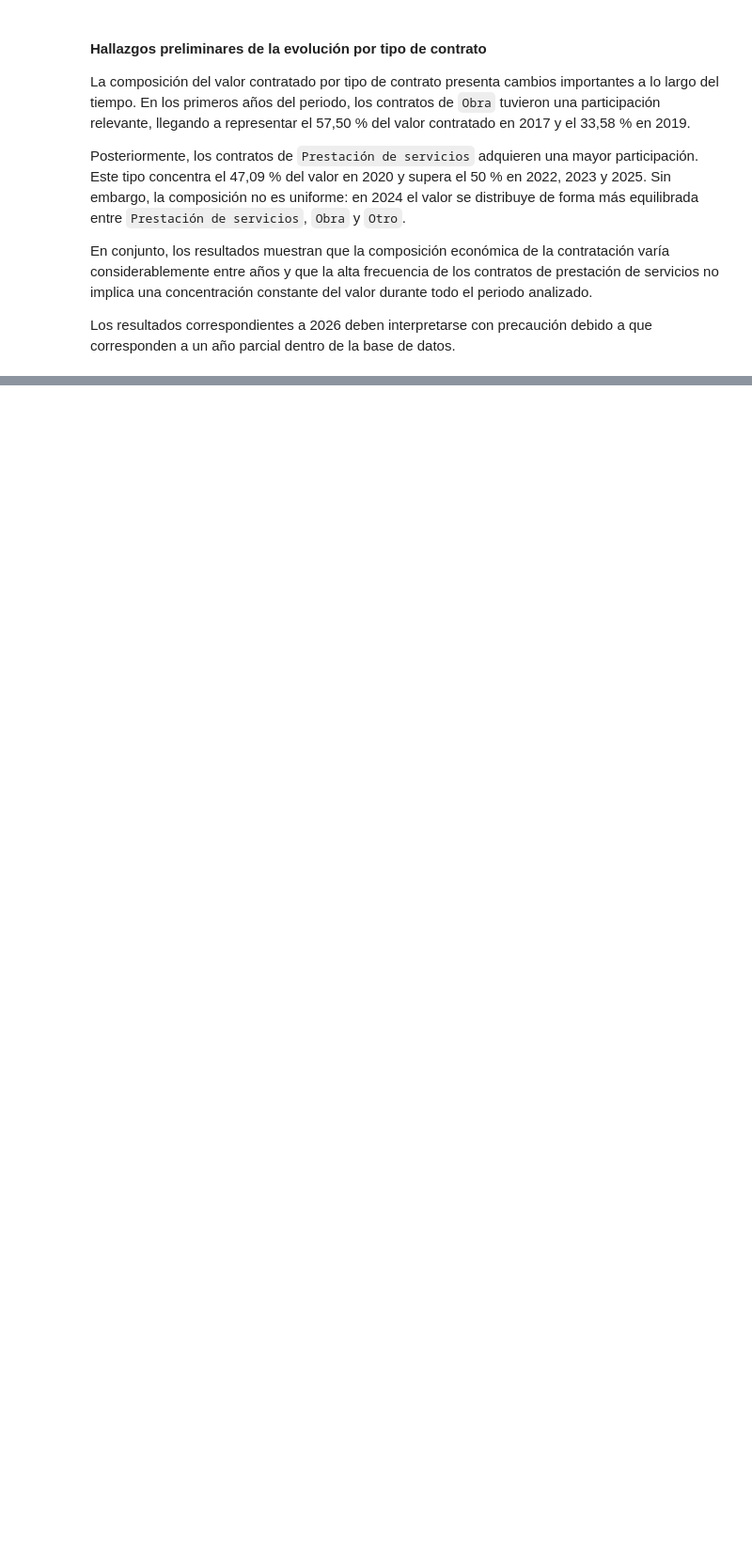
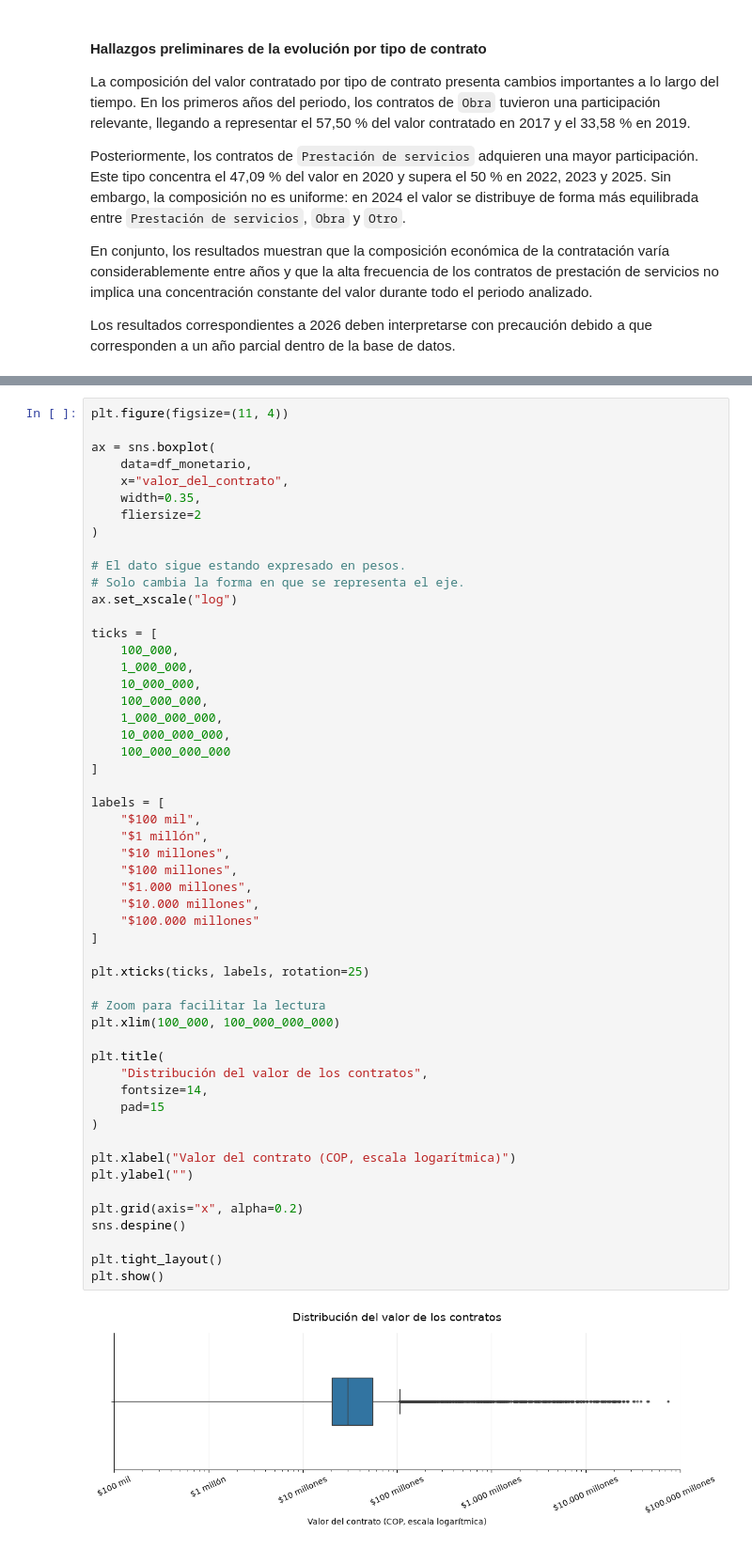
Before and after one commit to Jhonatanclavijo/Proyecto1_grupo_movilidad, a Jupyter notebook: Manuela_P1/01_exploracion_y_limpieza_manuela.ipynb, the cells around one changed output, grey strips where cells are left out. Shown at 94% size. Cells and saved outputs as stored; diff of their text form; blank space fills up the shorter version.

Commit message:
Análisis estadístico y ajustes finales de visualización

```diff
--- a/Manuela_P1/01_exploracion_y_limpieza_manuela.ipynb
+++ b/Manuela_P1/01_exploracion_y_limpieza_manuela.ipynb
@@ -755,0 +946,55 @@ Los resultados correspondientes a 2026 deben interpretarse con precaución debid
+# %%
+plt.figure(figsize=(11, 4))
+
+ax = sns.boxplot(
+    data=df_monetario,
+    x="valor_del_contrato",
+    width=0.35,
+    fliersize=2
+)
+
+# El dato sigue estando expresado en pesos.
+# Solo cambia la forma en que se representa el eje.
+ax.set_xscale("log")
+
+ticks = [
+    100_000,
+    1_000_000,
+    10_000_000,
+    100_000_000,
+    1_000_000_000,
+    10_000_000_000,
+    100_000_000_000
+]
+
+labels = [
+    "$100 mil",
+    "$1 millón",
+    "$10 millones",
+    "$100 millones",
+    "$1.000 millones",
+    "$10.000 millones",
+    "$100.000 millones"
+]
+
+plt.xticks(ticks, labels, rotation=25)
+
+# Zoom para facilitar la lectura
+plt.xlim(100_000, 100_000_000_000)
+
+plt.title(
+    "Distribución del valor de los contratos",
+    fontsize=14,
+    pad=15
+)
+
+plt.xlabel("Valor del contrato (COP, escala logarítmica)")
+plt.ylabel("")
+
+plt.grid(axis="x", alpha=0.2)
+sns.despine()
+
+plt.tight_layout()
+plt.show()
+# %% [output]
+[figure, added]
```
Also changed, not shown: parts of 55 cells of this notebook.
